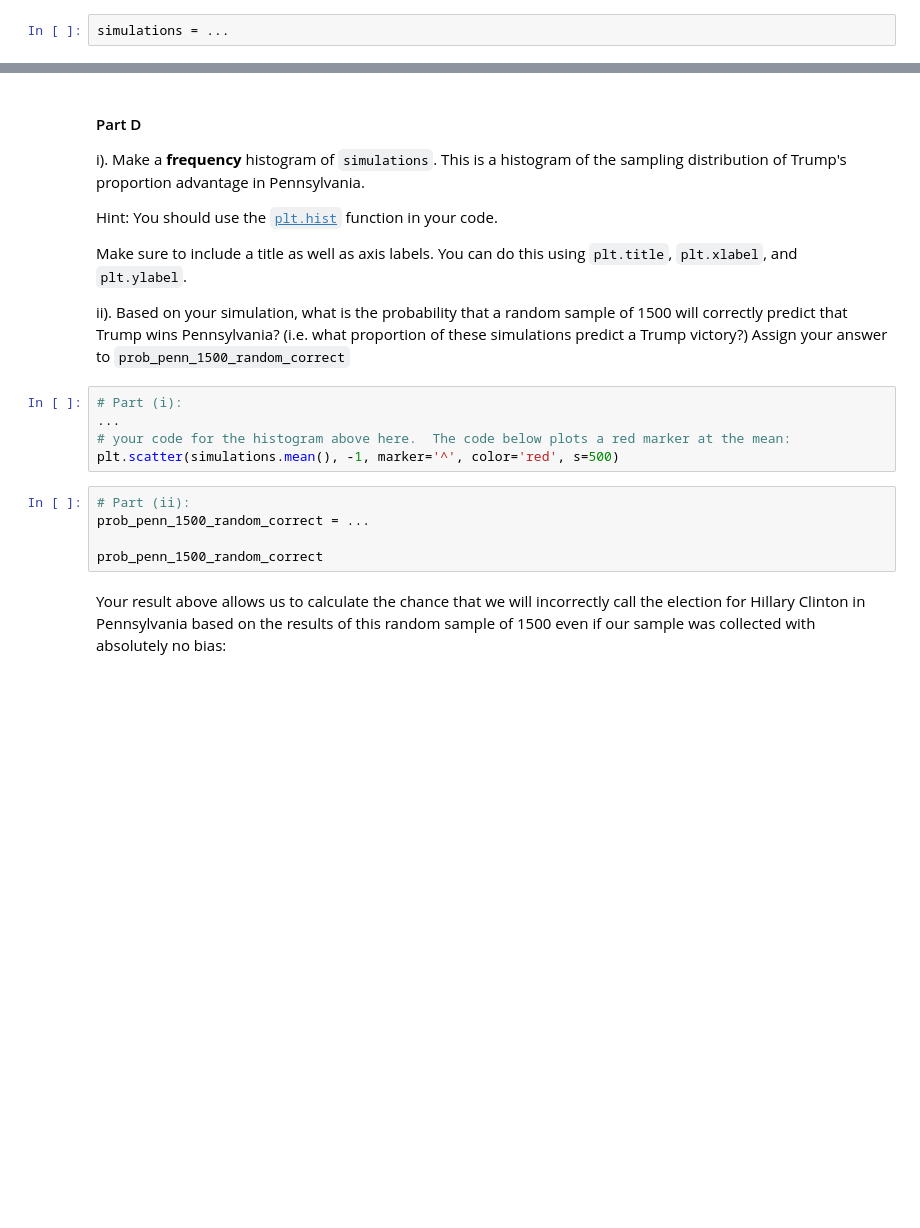
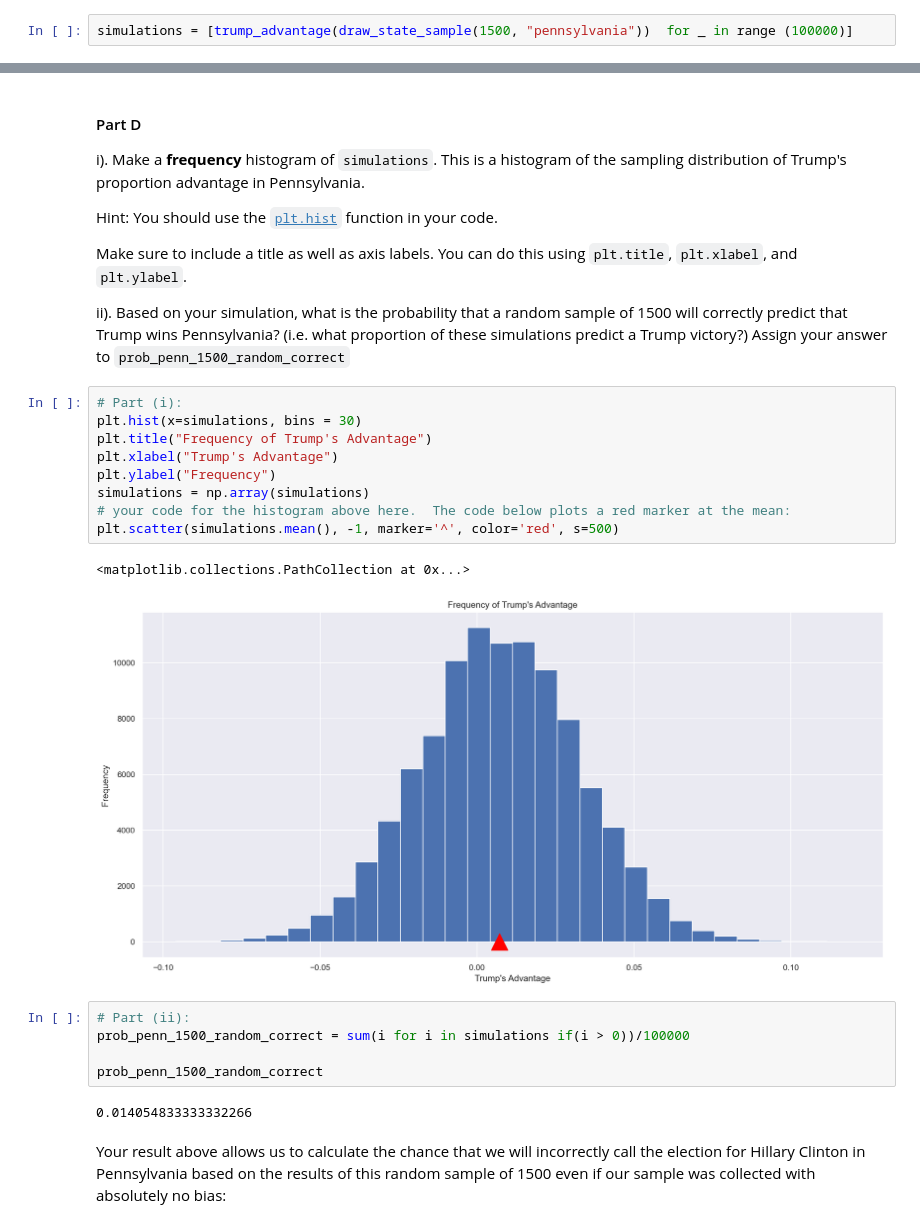
Before and after one commit to abo3abd-y/Data-Science, a Jupyter notebook: Data Science/HW/hw06/hw06.ipynb, the cells around one changed output, grey strips where cells are left out. Cells and saved outputs as stored; diff of their text form; blank space fills up the shorter version.

```diff
--- a/Data Science/HW/hw06/hw06.ipynb
+++ b/Data Science/HW/hw06/hw06.ipynb
@@ -706,6 +712,6 @@ Simulate Trump's advantage across 100,000 simple random samples of 1500 voters f
 
 That is, `simulations[i]` should be Trump's proportion advantage for the `i+1`th simple random sample.
 # %%
-simulations = ...
+simulations = [trump_advantage(draw_state_sample(1500, "pennsylvania"))  for _ in range (100000)]
 # %%
 grader.check("q5c")
@@ -723,14 +731,23 @@ Make sure to include a title as well as axis labels. You can do this using `plt.
 ii).  Based on your simulation, what is the probability that a random sample of 1500 will correctly predict that Trump wins Pennsylvania? (i.e. what proportion of these simulations predict a Trump victory?)  Assign your answer to `prob_penn_1500_random_correct`
 # %%
 # Part (i):
-...
+plt.hist(x=simulations, bins = 30)
+plt.title("Frequency of Trump's Advantage")
+plt.xlabel("Trump's Advantage")
+plt.ylabel("Frequency")
+simulations = np.array(simulations)
 # your code for the histogram above here.  The code below plots a red marker at the mean:
 plt.scatter(simulations.mean(), -1, marker='^', color='red', s=500)
+# %% [output]
+<matplotlib.collections.PathCollection at 0x...>
+[figure, added]
 # %%
 # Part (ii):
-prob_penn_1500_random_correct = ...
+prob_penn_1500_random_correct = sum(i for i in simulations if(i > 0))/100000
 
 prob_penn_1500_random_correct
+# %% [output]
+0.014054833333332266
 # %% [markdown]
 <!-- END QUESTION -->
 
```
Also changed, not shown: parts of 22 cells of this notebook, 1 other file.
